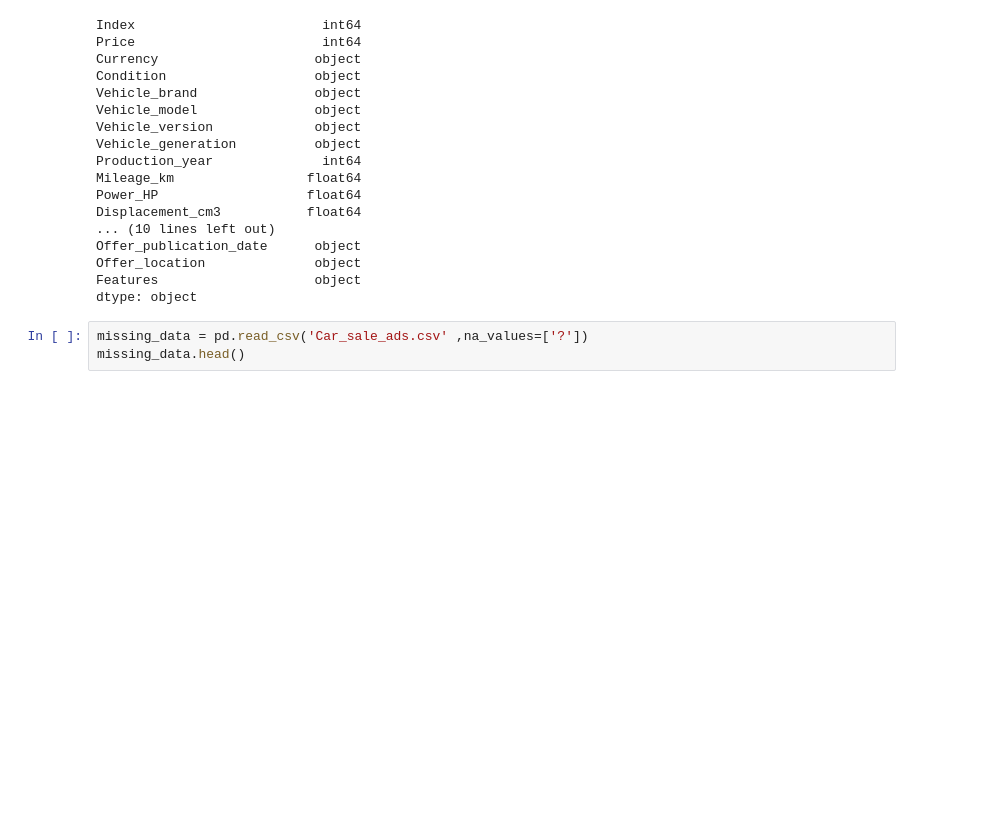
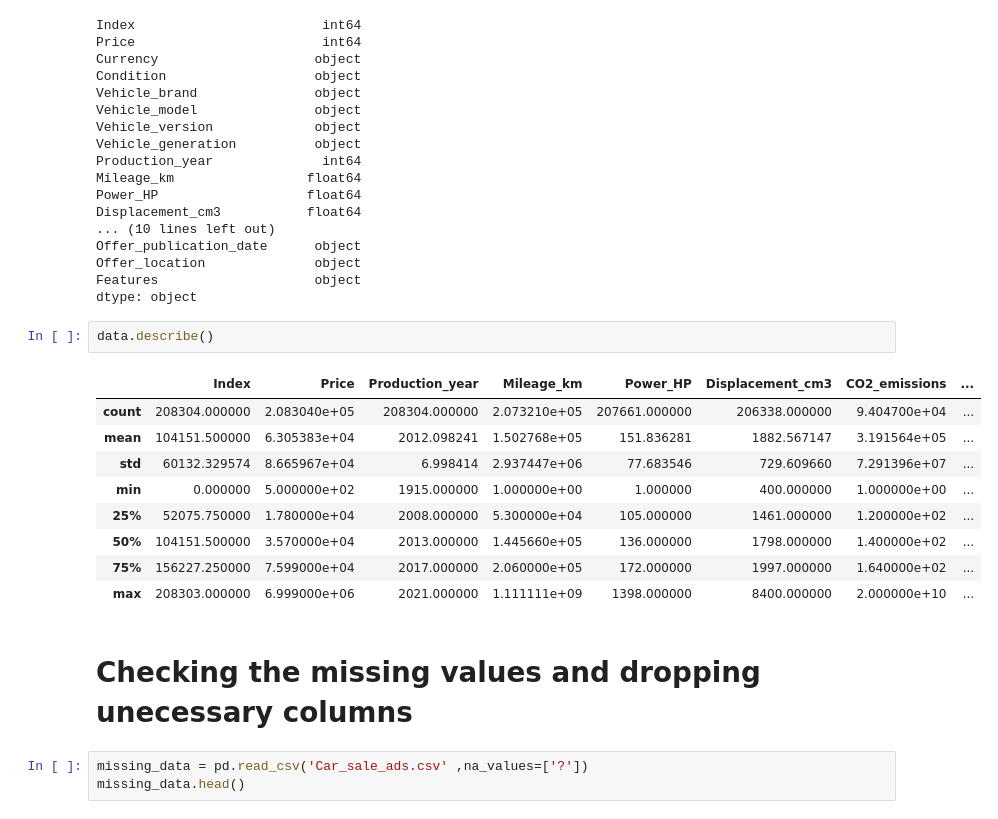
Before and after one commit to Youssefporsche/EDA_milestone1, a Jupyter notebook: Poland_Car_Price_Prediction.ipynb, the cells around one changed output. Saved outputs shown, nothing was run; the diff lists cells and outputs as text; blank space fills up the shorter version.

Commit message:
Handeling missing data part 1

```diff
--- a/Poland_Car_Price_Prediction.ipynb
+++ b/Poland_Car_Price_Prediction.ipynb
@@ -92,6 +98,20 @@ Offer_publication_date      object
 Offer_location              object
 Features                    object
 dtype: object
+# %%
+data.describe()
+# %% [output]
+|  | Index | Price | Production_year | Mileage_km | Power_HP | Displacement_cm3 | CO2_emissions | ... |
+| count | 208304.000000 | 2.083040e+05 | 208304.000000 | 2.073210e+05 | 207661.000000 | 206338.000000 | 9.404700e+04 | ... |
+| mean | 104151.500000 | 6.305383e+04 | 2012.098241 | 1.502768e+05 | 151.836281 | 1882.567147 | 3.191564e+05 | ... |
+| std | 60132.329574 | 8.665967e+04 | 6.998414 | 2.937447e+06 | 77.683546 | 729.609660 | 7.291396e+07 | ... |
+| min | 0.000000 | 5.000000e+02 | 1915.000000 | 1.000000e+00 | 1.000000 | 400.000000 | 1.000000e+00 | ... |
+| 25% | 52075.750000 | 1.780000e+04 | 2008.000000 | 5.300000e+04 | 105.000000 | 1461.000000 | 1.200000e+02 | ... |
+| 50% | 104151.500000 | 3.570000e+04 | 2013.000000 | 1.445660e+05 | 136.000000 | 1798.000000 | 1.400000e+02 | ... |
+| 75% | 156227.250000 | 7.599000e+04 | 2017.000000 | 2.060000e+05 | 172.000000 | 1997.000000 | 1.640000e+02 | ... |
+| max | 208303.000000 | 6.999000e+06 | 2021.000000 | 1.111111e+09 | 1398.000000 | 8400.000000 | 2.000000e+10 | ... |
+# %% [markdown]
+# Checking the missing values and dropping unecessary columns
 # %%
 missing_data = pd.read_csv('Car_sale_ads.csv' ,na_values=['?'])
 missing_data.head()
```
Also changed, not shown: parts of 4 cells of this notebook.
